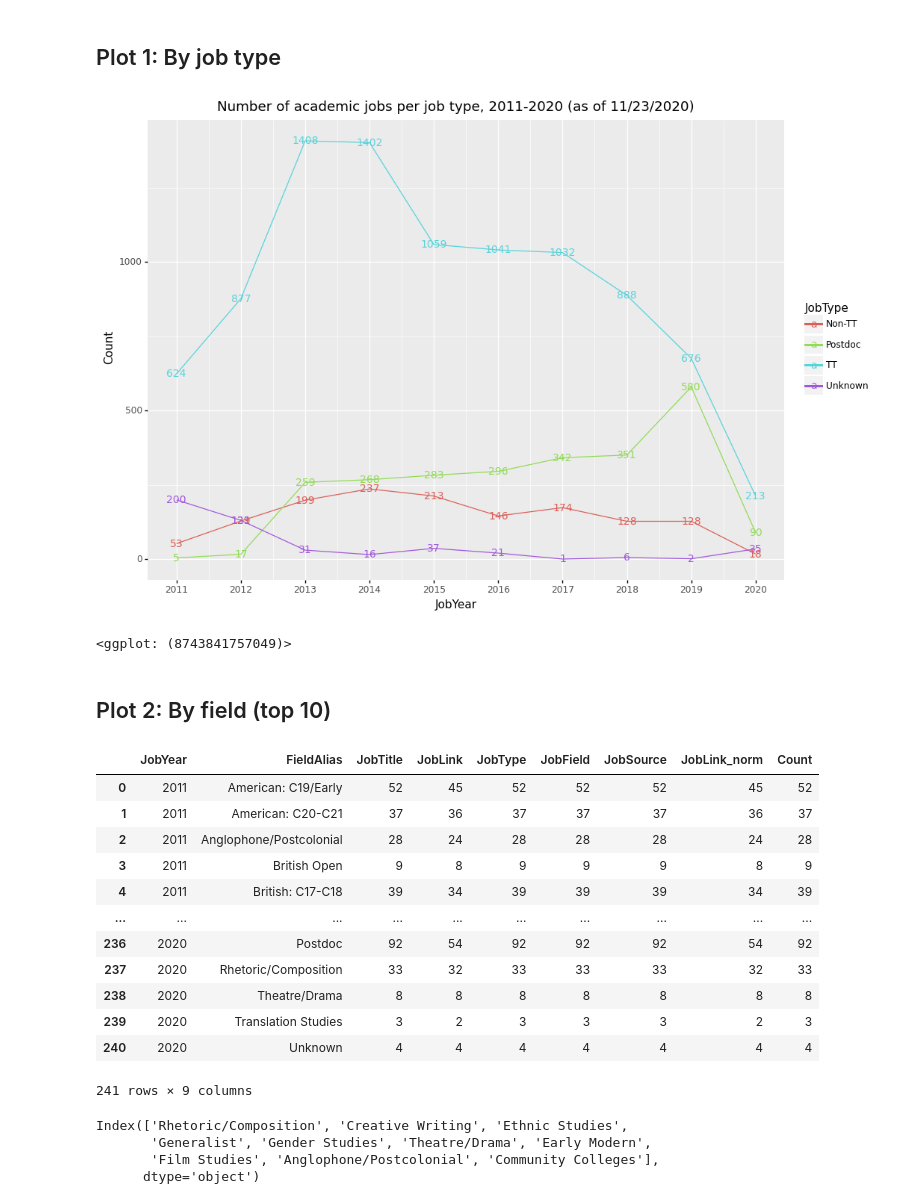
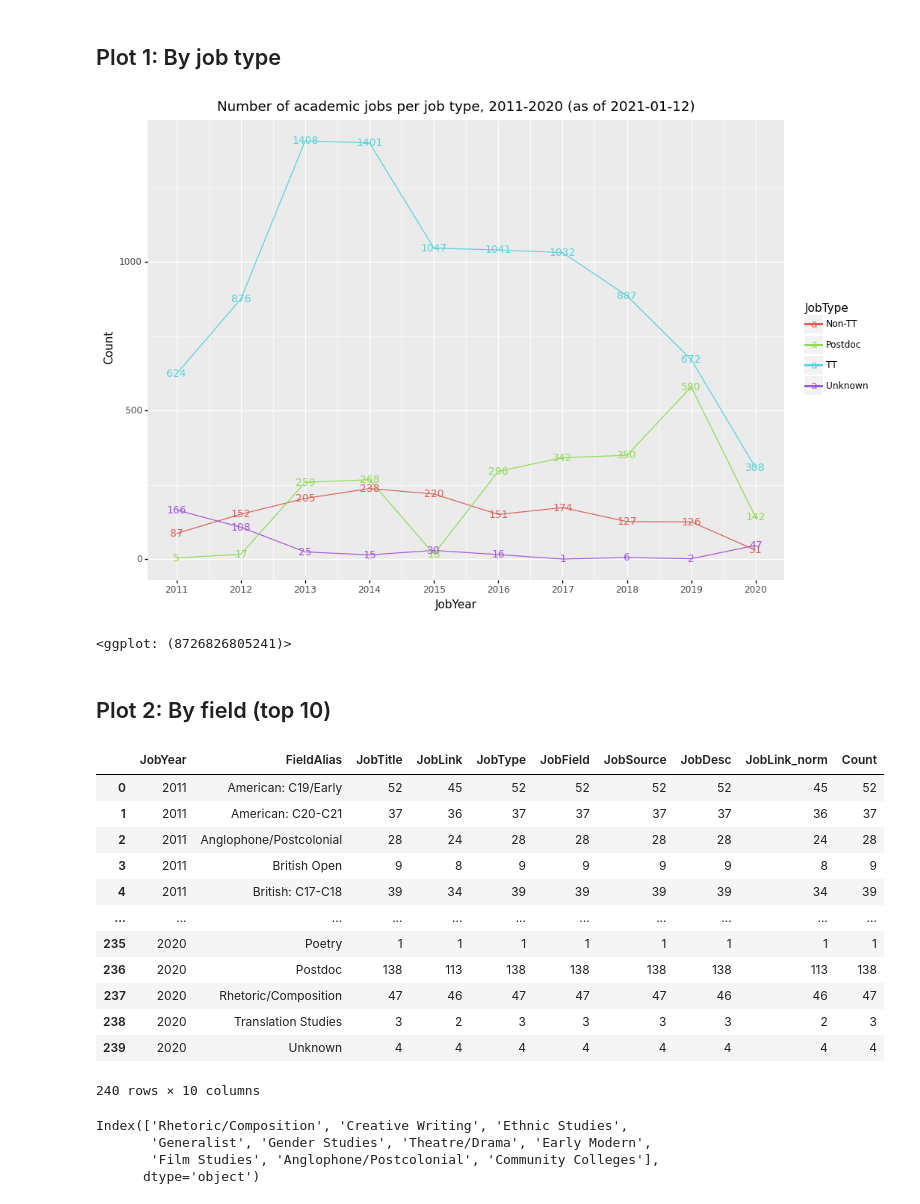
Before and after one commit to quadrismegistus/jobcensus, a Jupyter notebook: plot/plotjobs.ipynb, the cells around one changed output. Saved outputs shown, nothing was run; the diff lists cells and outputs as text; code cells hidden in the pictures.

```diff
--- a/plot/plotjobs.ipynb
+++ b/plot/plotjobs.ipynb
@@ -11,6 +14,6 @@ p9.options.figure_size=(11,8)
 # %% [markdown]
 ## Load data
 # %%
-df_all = pd.read_csv('../synthesis/data.jobcensus.synthesized.2020-11-24.csv')
+df_all = pd.read_csv('../synthesis/data.jobcensus.synthesized.2021-01-12.csv')
 df_all
 # %% [output]
@@ -97,16 +112,16 @@ df_count = dfm.groupby(['JobType','JobYear']).count().reset_index()
 # %%
 fig=(
     p9.ggplot(p9.aes(x='JobYear',y='Count',color='JobType'),df_count)
     + p9.geom_line()
     + p9.geom_text(p9.aes(label='Count'),size=10)
     + p9.scale_x_continuous(breaks=range(2011,2021))
-    + p9.ggtitle('Number of academic jobs per job type, 2011-2020 (as of 11/23/2020)')
+    + p9.ggtitle(f'Number of academic jobs per job type, 2011-2020 (as of {date})')
 )
-fig.save('figures/fig1.num_jobs_per_type.png',dpi=300)
+fig.save(f'figures/fig1.num_jobs_per_type.{date}.png',dpi=300)
 fig
 # %% [output]
-[figure, old version]
+[figure, new version]
-<ggplot: (8743841757049)>
+<ggplot: (8726826805241)>
 # %% [markdown]
 ## Plot 2: By field (top 10)
 # %%
@@ -115,19 +130,19 @@ fig
 df_count2 = dfm.groupby(['JobYear','FieldAlias']).count().reset_index()
 df_count2
 # %% [output]
-|  | JobYear | FieldAlias | JobTitle | JobLink | JobType | JobField | JobSource | JobLink_norm | Count |
-| 0 | 2011 | American: C19/Early | 52 | 45 | 52 | 52 | 52 | 45 | 52 |
-| 1 | 2011 | American: C20-C21 | 37 | 36 | 37 | 37 | 37 | 36 | 37 |
-| 2 | 2011 | Anglophone/Postcolonial | 28 | 24 | 28 | 28 | 28 | 24 | 28 |
-| 3 | 2011 | British Open | 9 | 8 | 9 | 9 | 9 | 8 | 9 |
-| 4 | 2011 | British: C17-C18 | 39 | 34 | 39 | 39 | 39 | 34 | 39 |
-| ... | ... | ... | ... | ... | ... | ... | ... | ... | ... |
-| 236 | 2020 | Postdoc | 92 | 54 | 92 | 92 | 92 | 54 | 92 |
-| 237 | 2020 | Rhetoric/Composition | 33 | 32 | 33 | 33 | 33 | 32 | 33 |
-| 238 | 2020 | Theatre/Drama | 8 | 8 | 8 | 8 | 8 | 8 | 8 |
-| 239 | 2020 | Translation Studies | 3 | 2 | 3 | 3 | 3 | 2 | 3 |
-| 240 | 2020 | Unknown | 4 | 4 | 4 | 4 | 4 | 4 | 4 |
+|  | JobYear | FieldAlias | JobTitle | JobLink | JobType | JobField | JobSource | JobDesc | JobLink_norm | Count |
+| 0 | 2011 | American: C19/Early | 52 | 45 | 52 | 52 | 52 | 52 | 45 | 52 |
+| 1 | 2011 | American: C20-C21 | 37 | 36 | 37 | 37 | 37 | 37 | 36 | 37 |
+| 2 | 2011 | Anglophone/Postcolonial | 28 | 24 | 28 | 28 | 28 | 28 | 24 | 28 |
+| 3 | 2011 | British Open | 9 | 8 | 9 | 9 | 9 | 9 | 8 | 9 |
+| 4 | 2011 | British: C17-C18 | 39 | 34 | 39 | 39 | 39 | 39 | 34 | 39 |
+| ... | ... | ... | ... | ... | ... | ... | ... | ... | ... | ... |
+| 235 | 2020 | Poetry | 1 | 1 | 1 | 1 | 1 | 1 | 1 | 1 |
+| 236 | 2020 | Postdoc | 138 | 113 | 138 | 138 | 138 | 138 | 113 | 138 |
+| 237 | 2020 | Rhetoric/Composition | 47 | 46 | 47 | 47 | 47 | 46 | 46 | 47 |
+| 238 | 2020 | Translation Studies | 3 | 2 | 3 | 3 | 3 | 3 | 2 | 3 |
+| 239 | 2020 | Unknown | 4 | 4 | 4 | 4 | 4 | 4 | 4 | 4 |
-241 rows × 9 columns
+240 rows × 10 columns
 # %%
 top10 = dfm[dfm.JobType!='Postdoc'].FieldAlias.value_counts().iloc[:10].index
 top10
```
Also changed, not shown: parts of 10 cells of this notebook, 25 other files.
